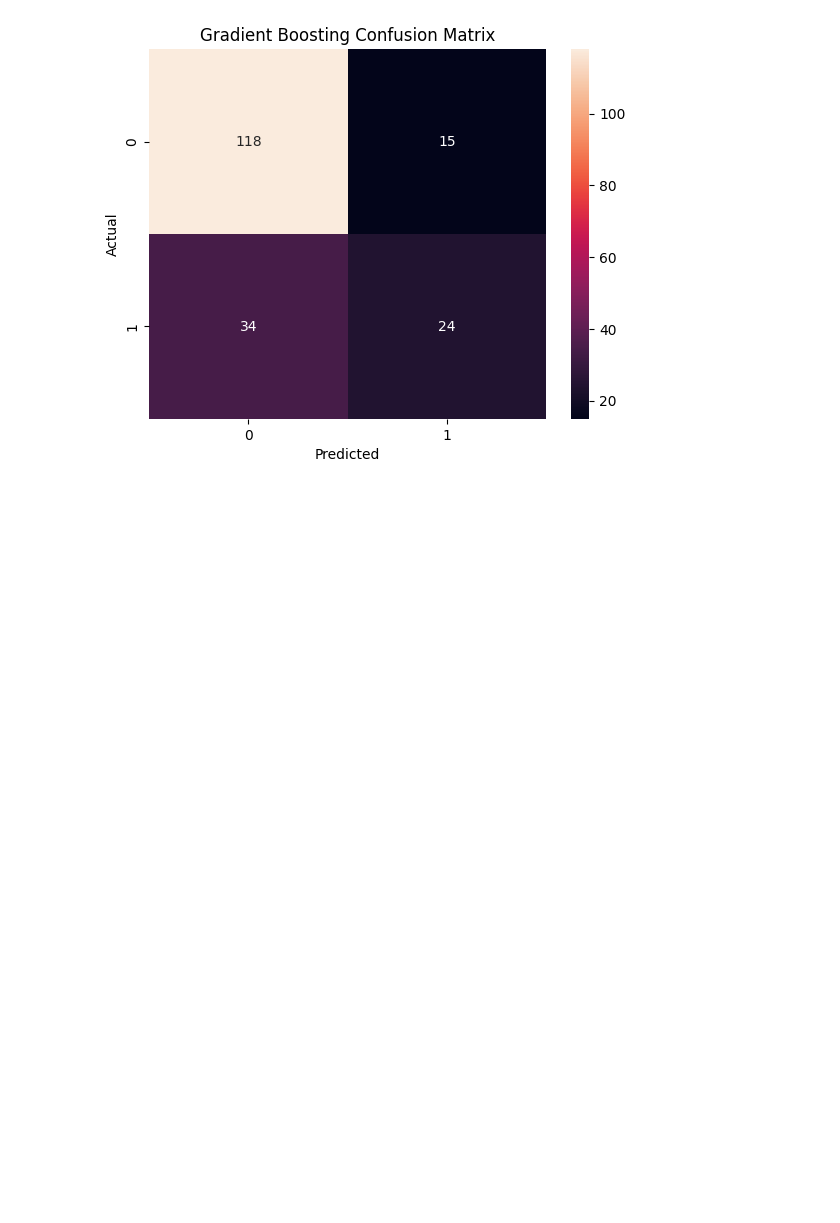
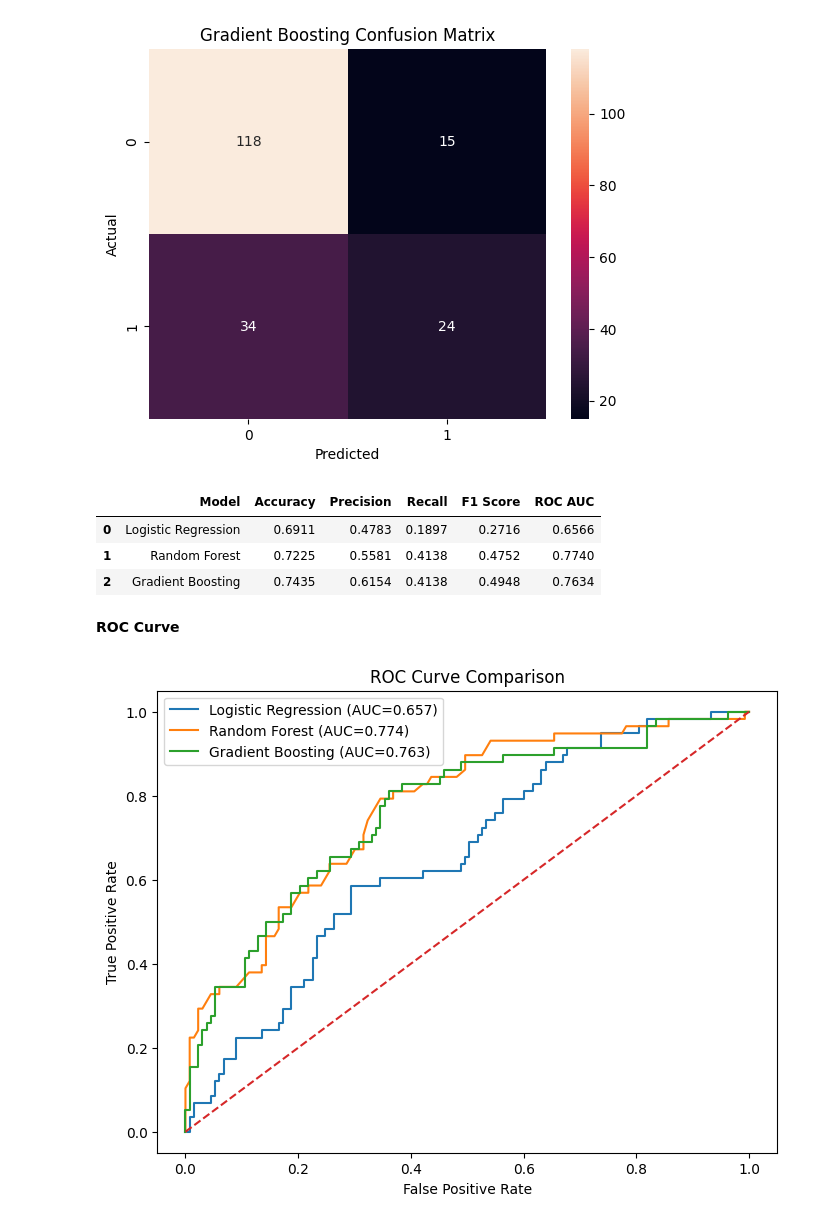
Before and after one commit to starfgrhtjyjyku/financial-risk-assessment, a Jupyter notebook: Financial_Risk_Assessment.ipynb, the cells around one changed output. Drawn from its saved outputs; the diff is of its cells as text; code cells hidden in the pictures; blank space fills up the shorter version.

```diff
--- a/Financial_Risk_Assessment.ipynb
+++ b/Financial_Risk_Assessment.ipynb
@@ -419,3 +419,5 @@ from sklearn.preprocessing import StandardScaler
 scaler = StandardScaler()
 
 X_train_scaled = scaler.fit_transform(X_train)
+
+X_test_scaled = scaler.transform(X_test)
@@ -646,3 +634,74 @@ plt.show()
 [[118  15]
  [ 34  24]]
 [figure]
+# %%
+comparison = pd.DataFrame({
+    'Model': [
+        'Logistic Regression',
+        'Random Forest',
+        'Gradient Boosting'
+    ],
+    'Accuracy': [
+        0.6911,
+        0.7225,
+        0.7435
+    ],
+    'Precision': [
+        0.4783,
+        0.5581,
+        0.6154
+    ],
+    'Recall': [
+        0.1897,
+        0.4138,
+        0.4138
+    ],
+    'F1 Score': [
+        0.2716,
+        0.4752,
+        0.4948
+    ],
+    'ROC AUC': [
+        0.6566,
+        0.7740,
+        0.7634
+    ]
+})
+
+comparison
+# %% [output]
+|  | Model | Accuracy | Precision | Recall | F1 Score | ROC AUC |
+| 0 | Logistic Regression | 0.6911 | 0.4783 | 0.1897 | 0.2716 | 0.6566 |
+| 1 | Random Forest | 0.7225 | 0.5581 | 0.4138 | 0.4752 | 0.7740 |
+| 2 | Gradient Boosting | 0.7435 | 0.6154 | 0.4138 | 0.4948 | 0.7634 |
+# %% [markdown]
+**ROC Curve**
+# %%
+from sklearn.metrics import roc_curve
+
+fpr_lr, tpr_lr, _ = roc_curve(y_test, y_prob_lr)
+fpr_rf, tpr_rf, _ = roc_curve(y_test, y_prob_rf)
+fpr_gb, tpr_gb, _ = roc_curve(y_test, y_prob_gb)
+
+plt.figure(figsize=(8,6))
+
+plt.plot(fpr_lr, tpr_lr,
+         label='Logistic Regression (AUC=0.657)')
+
+plt.plot(fpr_rf, tpr_rf,
+         label='Random Forest (AUC=0.774)')
+
+plt.plot(fpr_gb, tpr_gb,
+         label='Gradient Boosting (AUC=0.763)')
+
+plt.plot([0,1],[0,1],'--')
+
+plt.xlabel('False Positive Rate')
+plt.ylabel('True Positive Rate')
+plt.title('ROC Curve Comparison')
+
+plt.legend()
+
+plt.show()
+# %% [output]
+[figure, added]
```
Also changed, not shown: parts of 12 cells of this notebook.
